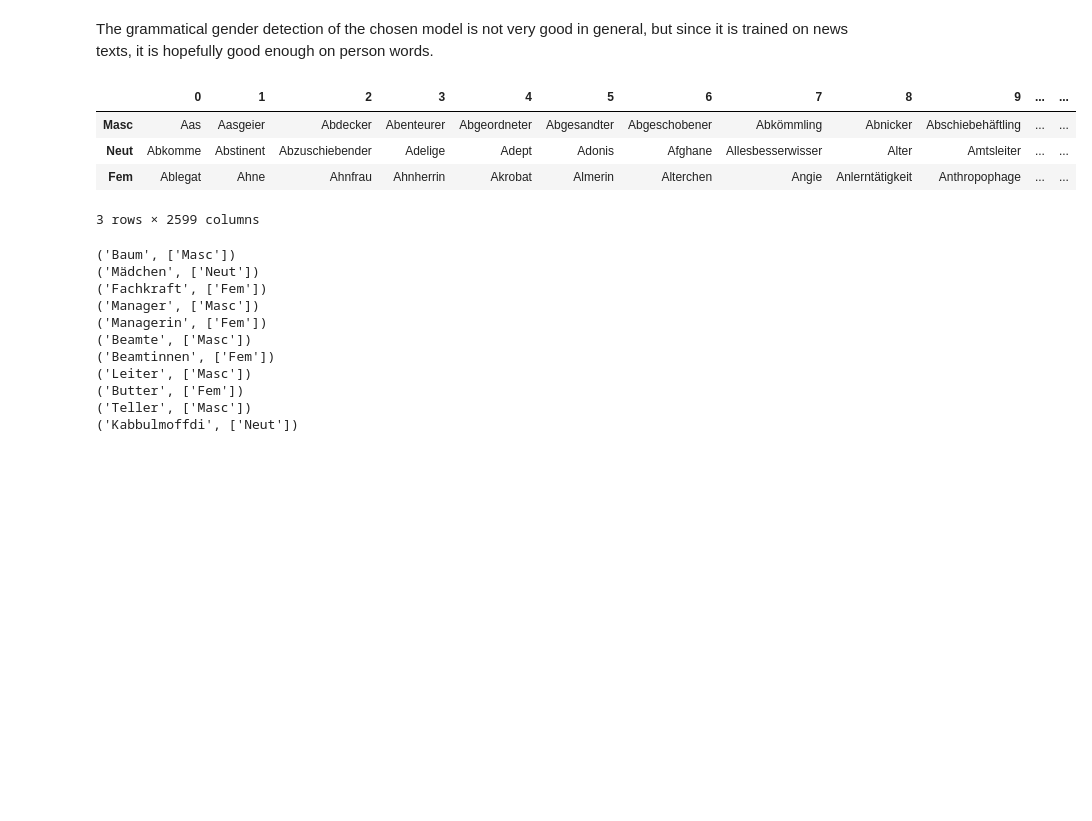
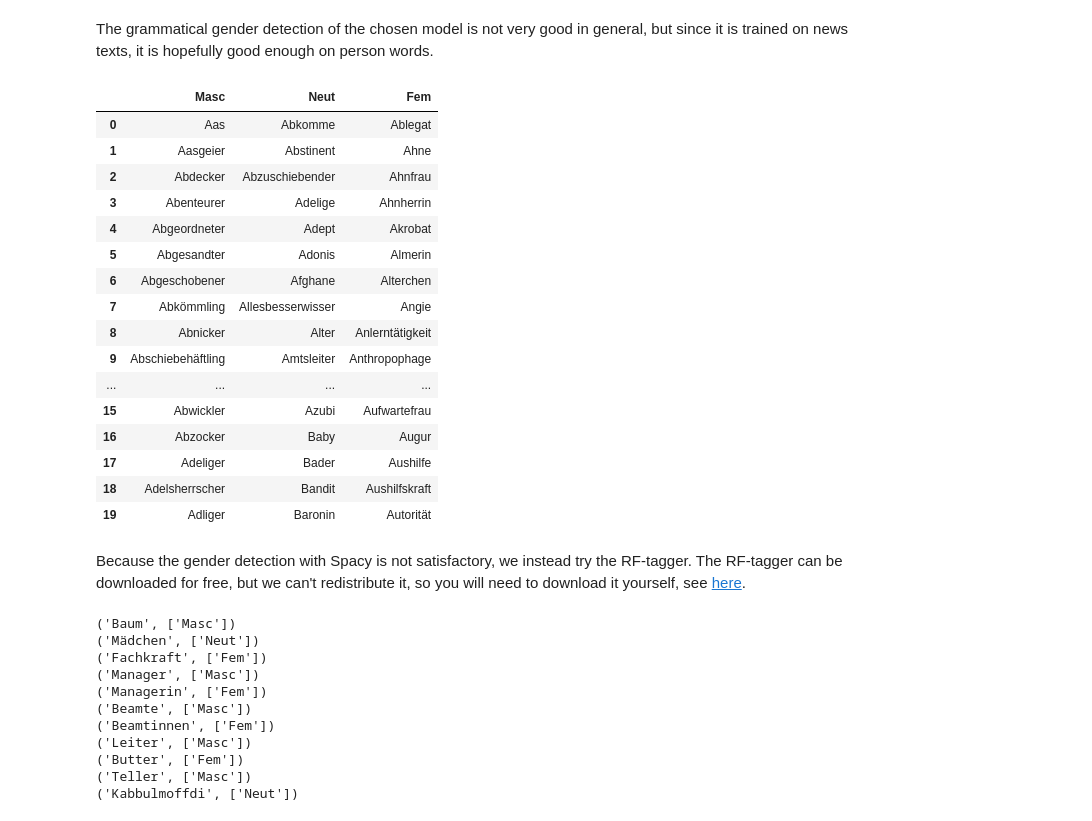
Before and after one commit to tech4germany/bam-inclusify, a Jupyter notebook: data/openthesaurus/main.ipynb, the cells around one changed output. Saved outputs shown, nothing was run; the diff lists cells and outputs as text; code cells hidden in the pictures; blank space fills up the shorter version.

Commit message:
Data documentation

```diff
--- a/data/openthesaurus/main.ipynb
+++ b/data/openthesaurus/main.ipynb
@@ -79,12 +85,26 @@ for word in words:
     for gender in grammatical_gender(word):
         add_to_dict(gender, [word], genders)
 # %%
-pd.DataFrame.from_dict(genders, orient="index")
+pd.DataFrame.from_dict(genders, orient="index").transpose().head(20)
 # %% [output]
-|  | 0 | 1 | 2 | 3 | 4 | 5 | 6 | 7 | 8 | 9 | ... | ... |
-| Masc | Aas | Aasgeier | Abdecker | Abenteurer | Abgeordneter | Abgesandter | Abgeschobener | Abkömmling | Abnicker | Abschiebehäftling | ... | ... |
-| Neut | Abkomme | Abstinent | Abzuschiebender | Adelige | Adept | Adonis | Afghane | Allesbesserwisser | Alter | Amtsleiter | ... | ... |
-| Fem | Ablegat | Ahne | Ahnfrau | Ahnherrin | Akrobat | Almerin | Alterchen | Angie | Anlerntätigkeit | Anthropophage | ... | ... |
+|  | Masc | Neut | Fem |
+| 0 | Aas | Abkomme | Ablegat |
+| 1 | Aasgeier | Abstinent | Ahne |
+| 2 | Abdecker | Abzuschiebender | Ahnfrau |
+| 3 | Abenteurer | Adelige | Ahnherrin |
+| 4 | Abgeordneter | Adept | Akrobat |
+| 5 | Abgesandter | Adonis | Almerin |
+| 6 | Abgeschobener | Afghane | Alterchen |
+| 7 | Abkömmling | Allesbesserwisser | Angie |
+| 8 | Abnicker | Alter | Anlerntätigkeit |
+| 9 | Abschiebehäftling | Amtsleiter | Anthropophage |
+| ... | ... | ... | ... |
+| 15 | Abwickler | Azubi | Aufwartefrau |
+| 16 | Abzocker | Baby | Augur |
+| 17 | Adeliger | Bader | Aushilfe |
+| 18 | Adelsherrscher | Bandit | Aushilfskraft |
+| 19 | Adliger | Baronin | Autorität |
-3 rows × 2599 columns
+# %% [markdown]
+Because the gender detection with Spacy is not satisfactory, we instead try the RF-tagger. The RF-tagger can be downloaded for free, but we can't redistribute it, so you will need to download it yourself, see [here](./rf-tagger/RFTagger-info).
 # %%
 def grammatical_gender_rft_batch(tokens: List[str]) -> Dict[str, str]:
```
Also changed, not shown: parts of 7 cells of this notebook, 15 other files.
